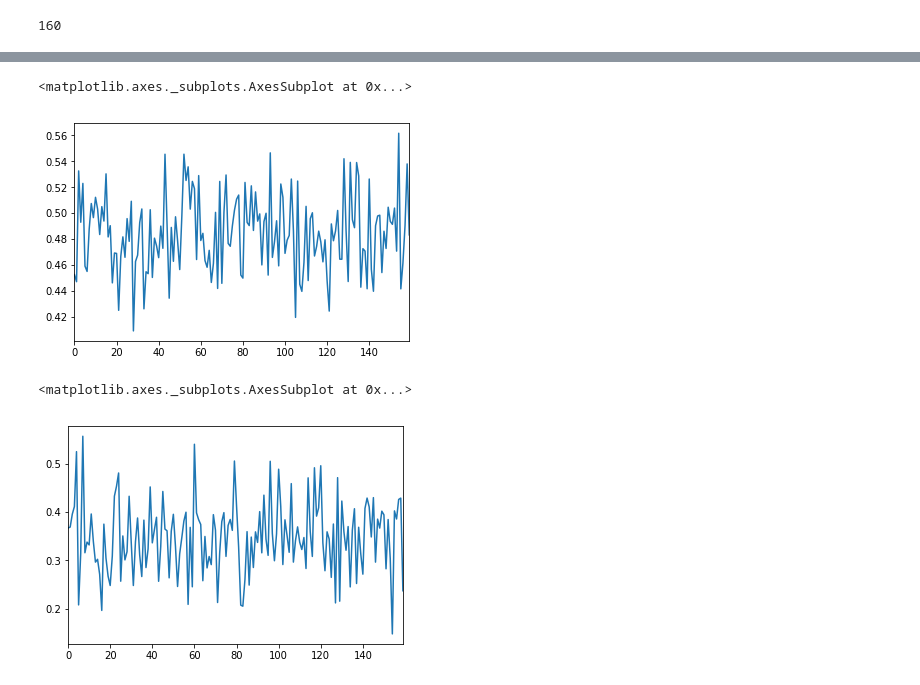
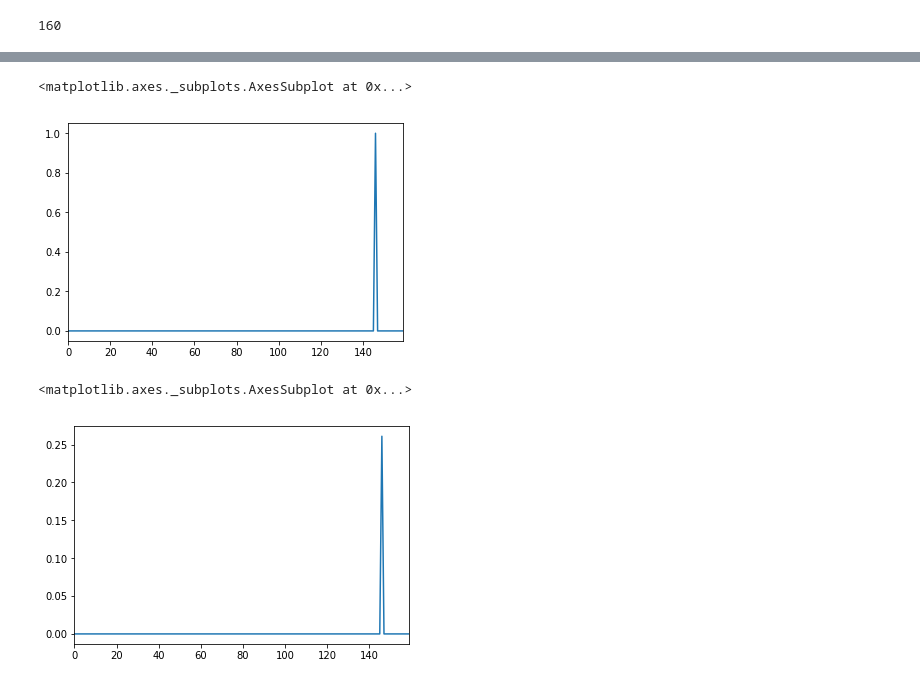
Before and after one commit to avsolatorio/data-science-challenge-growing-instability-05-13-2017, a Jupyter notebook: src/LSTM + Word2vec + Fasttext.ipynb, the cells around one changed output, grey strips where cells are left out. Cells and saved outputs as stored; diff of their text form; code cells hidden in the pictures.

```diff
--- a/src/LSTM + Word2vec + Fasttext.ipynb
+++ b/src/LSTM + Word2vec + Fasttext.ipynb
@@ -215,0 +239,20 @@ Wall time: 1min 42s
+# %%
+%%time
+model_name = 'models/lstm-word2vec-fasttext_2010-2014-data_categorical-crossentropy.model'
+for i in xrange(0, 100):
+    hist = model.fit(
+        {'main_input': x_train, 'wv_input': wv_train, 'fs_input': fs_train},
+        {'main_output': y_train, 'aux_output': y_train},
+        epochs=1, batch_size=batch_size,   # 500
+        validation_split=0.2
+    )
+
+    model.save(model_name.format(i))
+    print('Done with epoch: {}'.format(i + 1))
+    with open('lstm-word2vec-fasttext.epoch.csv', 'a') as fl:
+        fl.write(model_name + '\n')
+        fl.write('Epoch {}\n'.format(i + 1))
+        fl.write('{}\n'.format(datetime.now()))
+        fl.write('\n'.join(['{}: {}'.format(k, v[0]) for k, v in hist.history.items()]))
+        fl.write('\n\n')
+    print
@@ -215,0 +277,19 @@ Wall time: 1min 42s
+# %%
+%%time
+for j in xrange(i, i + 100):
+    hist = model.fit(
+        {'main_input': x_train, 'wv_input': wv_train, 'fs_input': fs_train},
+        {'main_output': y_train, 'aux_output': y_train},
+        epochs=1, batch_size=700,   # 500
+        validation_split=0.2
+    )
+
+    model.save(model_name.format(i))
+    print('Done with epoch: {}'.format(j + 1))
+    with open('lstm-word2vec-fasttext.epoch.csv', 'a') as fl:
+        fl.write(model_name + '\n')
+        fl.write('Epoch {}\n'.format(j + 1))
+        fl.write('{}\n'.format(datetime.now()))
+        fl.write('\n'.join(['{}: {}'.format(k, v[0]) for k, v in hist.history.items()]))
+        fl.write('\n\n')
+    print
@@ -216,13 +316,14 @@ Wall time: 1min 42s
 # %%
-g = model.predict({'main_input': x_train, 'wv_input': wv_train, 'fs_input': fs_train})
+g = model.predict({'main_input': x_train[:100], 'wv_input': wv_train[:100], 'fs_input': fs_train[:100]})
 # %%
 %matplotlib inline
-pd.Series(g[0][2]).plot()
+ix = 29
+pd.Series(g[0][ix]).plot()
 # %% [output]
 <matplotlib.axes._subplots.AxesSubplot at 0x...>
-[figure, old version]
+[figure, new version]
 # %%
-pd.Series(g[1][2]).plot()
+pd.Series(g[1][ix]).plot()
 # %% [output]
 <matplotlib.axes._subplots.AxesSubplot at 0x...>
-[figure, old version]
+[figure, new version]
```
Also changed, not shown: parts of 60 cells of this notebook.
